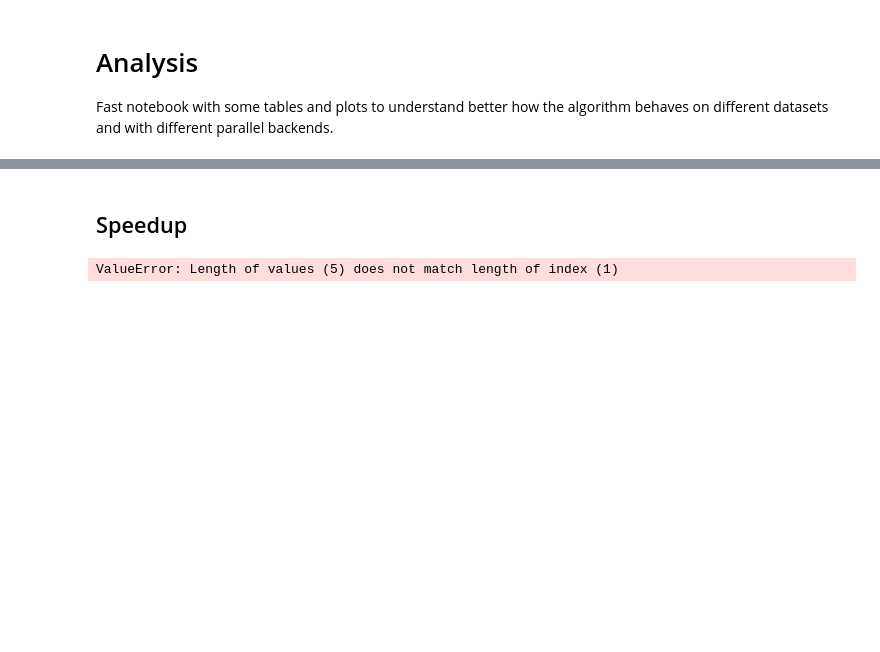
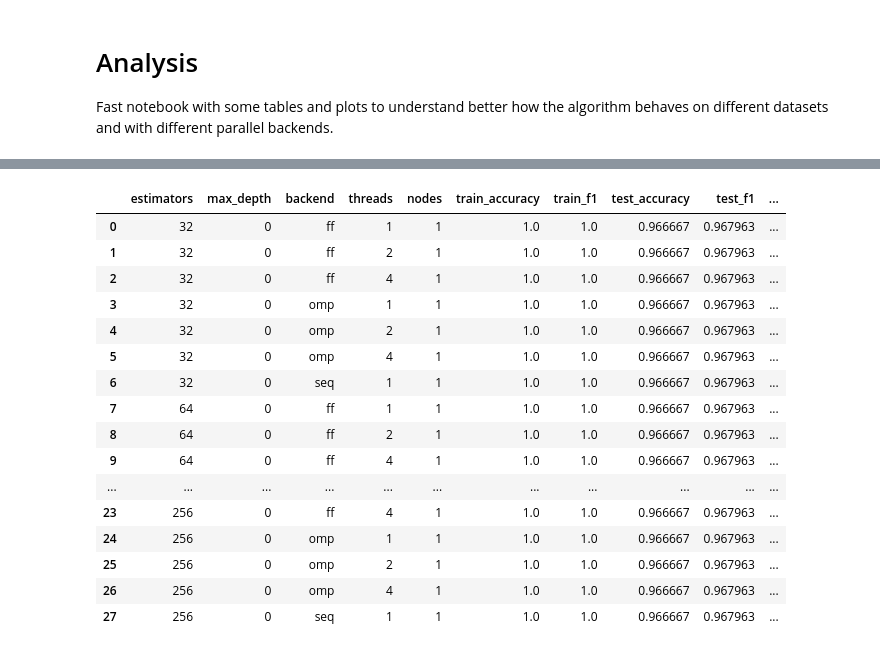
Before and after one commit to FedericoBustaffa/random_forest, a Jupyter notebook: notebooks/analysis.ipynb, the cells around one changed output, grey strips where cells are left out. Cells and saved outputs as stored; diff of their text form; code cells hidden in the pictures; blank space fills up the shorter version.

```diff
--- a/notebooks/analysis.ipynb
+++ b/notebooks/analysis.ipynb
@@ -156,37 +6,23 @@ plt.show()
-# %% [markdown]
-## Speedup
-# %%
-import numpy as np
-
-
-for i, e in enumerate(estimators):
-    color_omp = color_from_cmap(cmap_omp, i, len(estimators))
-    color_ff = color_from_cmap(cmap_ff, i, len(estimators))
-
-    seq_tt = seq[seq["estimators"] == e]["train_time"]
-    omp_e = omp[omp["estimators"] == e]
-    omp_tt = omp_e["train_time"].to_numpy()[1:]
-
-
-    seq_tt = np.ones(len(omp_tt)) * seq_tt
-    omp_su = seq_tt / omp_tt
-
-    plt.plot(
-        omp_e["threads"],
-        omp_su,
-        color=color_omp,
-        label=f"OpenMP ({e} estimators)",
-    )
-
-    ff_e = ff[ff["estimators"] == e]
-    ff_tt = ff_e["train_time"].to_list()[1:]
-    ff_tt.insert(0, seq_tt.iloc[0])
-
-    plt.plot(
-        ff_e["threads"],
-        ff_e["train_time"],
-        color=color_ff,
-        label=f"FastFlow ({e} estimators)",
-    )
-# %% [output]
-ValueError: Length of values (5) does not match length of index (1)
+# %%
+import pandas as pd
+
+df = pd.read_csv("../results/local_iris_1.csv")
+df
+# %% [output]
+|  | estimators | max_depth | backend | threads | nodes | train_accuracy | train_f1 | test_accuracy | test_f1 | ... |
+| 0 | 32 | 0 | ff | 1 | 1 | 1.0 | 1.0 | 0.966667 | 0.967963 | ... |
+| 1 | 32 | 0 | ff | 2 | 1 | 1.0 | 1.0 | 0.966667 | 0.967963 | ... |
+| 2 | 32 | 0 | ff | 4 | 1 | 1.0 | 1.0 | 0.966667 | 0.967963 | ... |
+| 3 | 32 | 0 | omp | 1 | 1 | 1.0 | 1.0 | 0.966667 | 0.967963 | ... |
+| 4 | 32 | 0 | omp | 2 | 1 | 1.0 | 1.0 | 0.966667 | 0.967963 | ... |
+| 5 | 32 | 0 | omp | 4 | 1 | 1.0 | 1.0 | 0.966667 | 0.967963 | ... |
+| 6 | 32 | 0 | seq | 1 | 1 | 1.0 | 1.0 | 0.966667 | 0.967963 | ... |
+| 7 | 64 | 0 | ff | 1 | 1 | 1.0 | 1.0 | 0.966667 | 0.967963 | ... |
+| 8 | 64 | 0 | ff | 2 | 1 | 1.0 | 1.0 | 0.966667 | 0.967963 | ... |
+| 9 | 64 | 0 | ff | 4 | 1 | 1.0 | 1.0 | 0.966667 | 0.967963 | ... |
+| ... | ... | ... | ... | ... | ... | ... | ... | ... | ... | ... |
+| 23 | 256 | 0 | ff | 4 | 1 | 1.0 | 1.0 | 0.966667 | 0.967963 | ... |
+| 24 | 256 | 0 | omp | 1 | 1 | 1.0 | 1.0 | 0.966667 | 0.967963 | ... |
+| 25 | 256 | 0 | omp | 2 | 1 | 1.0 | 1.0 | 0.966667 | 0.967963 | ... |
+| 26 | 256 | 0 | omp | 4 | 1 | 1.0 | 1.0 | 0.966667 | 0.967963 | ... |
+| 27 | 256 | 0 | seq | 1 | 1 | 1.0 | 1.0 | 0.966667 | 0.967963 | ... |
```
Also changed, not shown: parts of 5 cells of this notebook, 3 other files.
